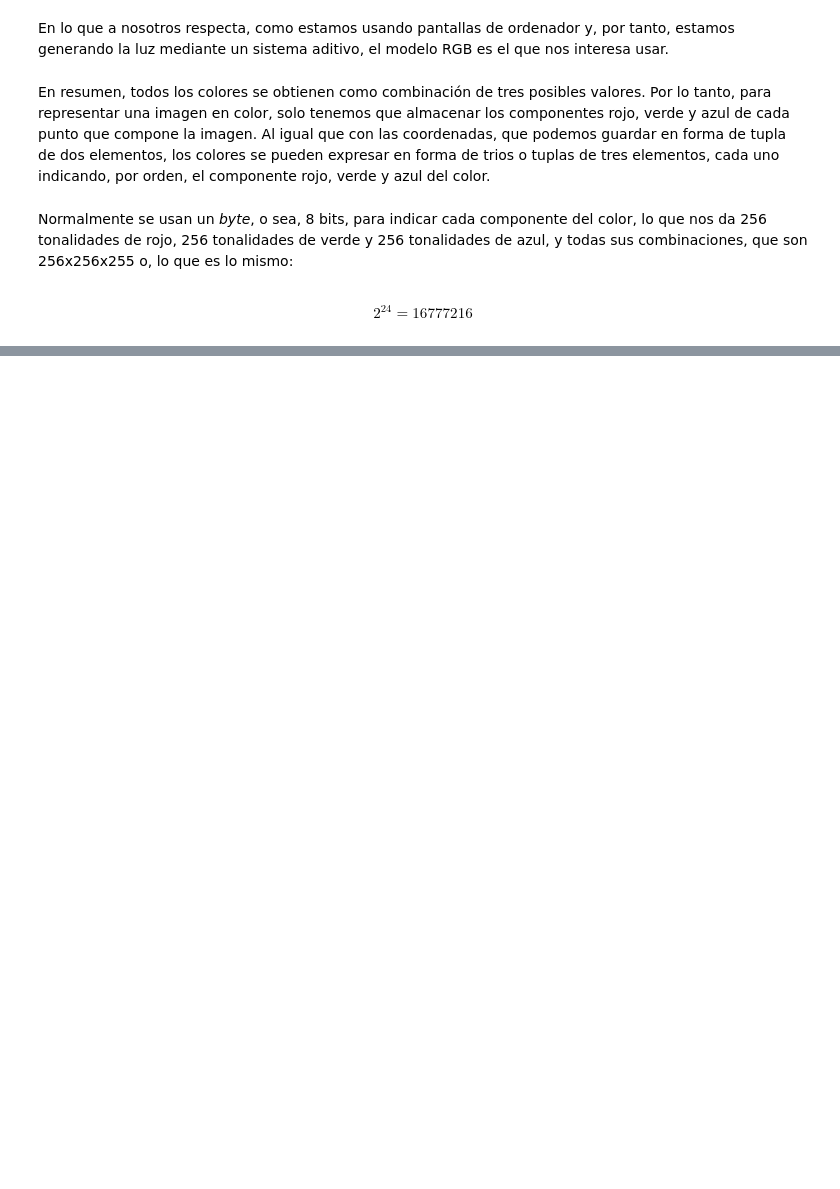
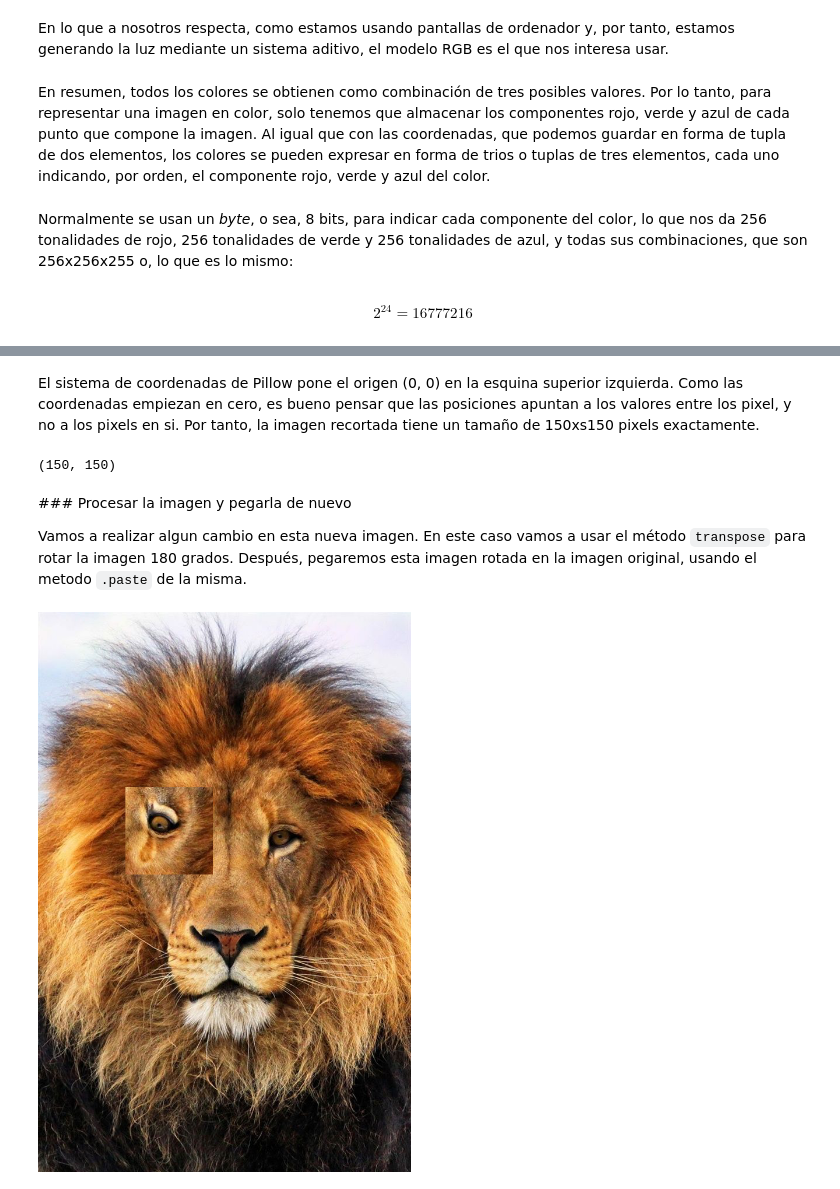
Before and after one commit to pythoncanarias/eoi, a Jupyter notebook: 05-libs/external/pillow/pillow.ipynb, the cells around one changed output, grey strips where cells are left out. Cells and saved outputs as stored; diff of their text form; code cells hidden in the pictures; blank space fills up the shorter version.

Commit message:
Doc for Pillow

```diff
--- a/05-libs/external/pillow/pillow.ipynb
+++ b/05-libs/external/pillow/pillow.ipynb
@@ -166,0 +278,33 @@ Successfully installed pillow-7.1.1
+# %% [markdown]
+El sistema de coordenadas de Pillow pone el origen (0, 0) en la esquina superior izquierda.
+Como las coordenadas empiezan en cero, es bueno pensar que las posiciones apuntan
+a los valores entre los pixel, y no a los pixels en si. Por tanto, la imagen
+recortada tiene un tamaño de 150xs150 pixels exactamente.
+# %%
+from PIL import Image
+
+with Image.open("leon.jpg") as leon:
+    box = (150, 300, 300, 450)
+    region = leon.crop(box)
+
+region.size
+# %% [output]
+(150, 150)
+# %% [markdown]
+### Procesar la imagen y pegarla de nuevo
+
+Vamos a realizar algun cambio en esta nueva imagen. En este caso vamos
+a usar el método `transpose` para rotar la imagen 180 grados. Después,
+pegaremos esta imagen rotada en la imagen original, usando el metodo `.paste`
+de la misma.
+# %%
+from PIL import Image
+
+with Image.open("leon.jpg") as leon:
+    box = (150, 300, 300, 450)
+    region = leon.crop(box)
+    region = region.transpose(Image.ROTATE_180)
+    leon.paste(region, box)
+leon
+# %% [output]
+[figure, added]
```
Also changed, not shown: parts of 41 cells of this notebook, 5 other files.
